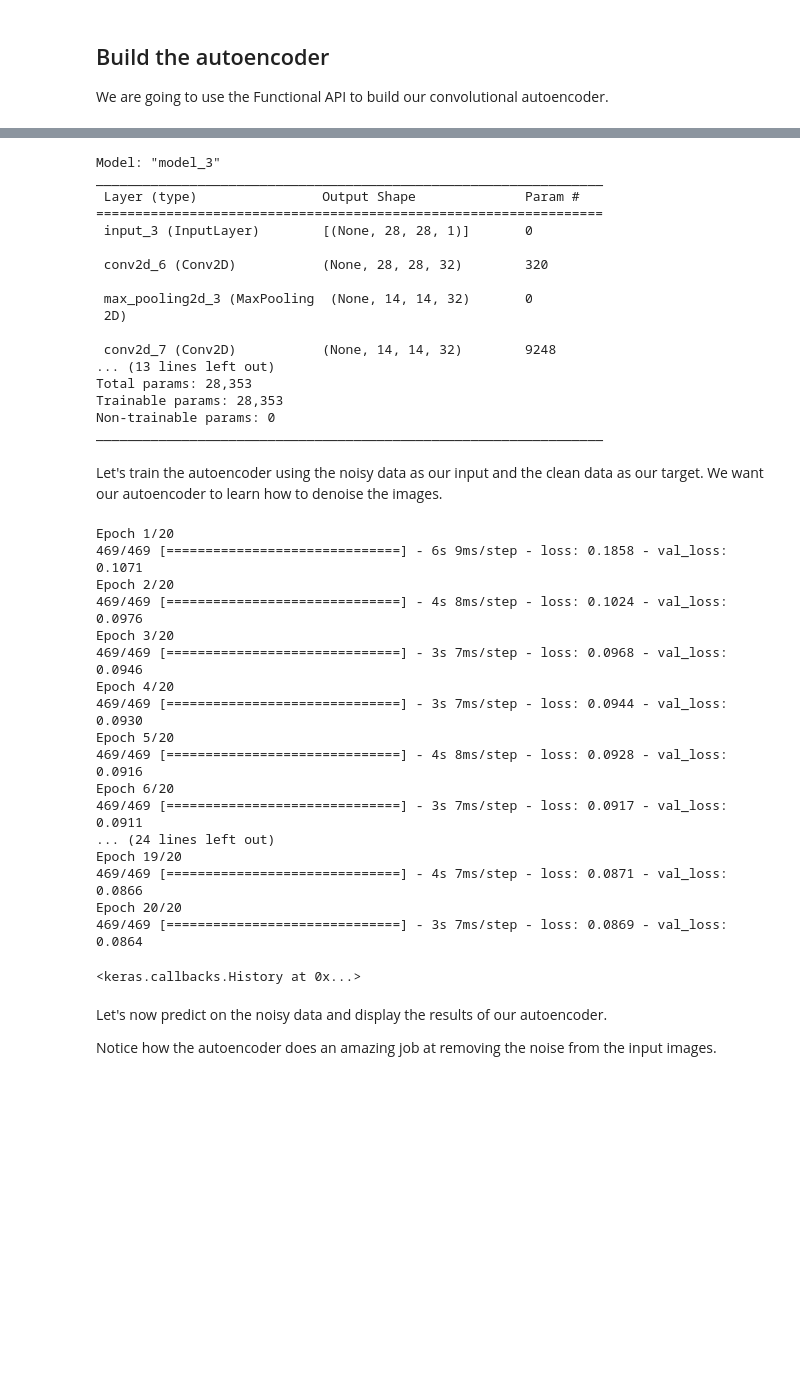
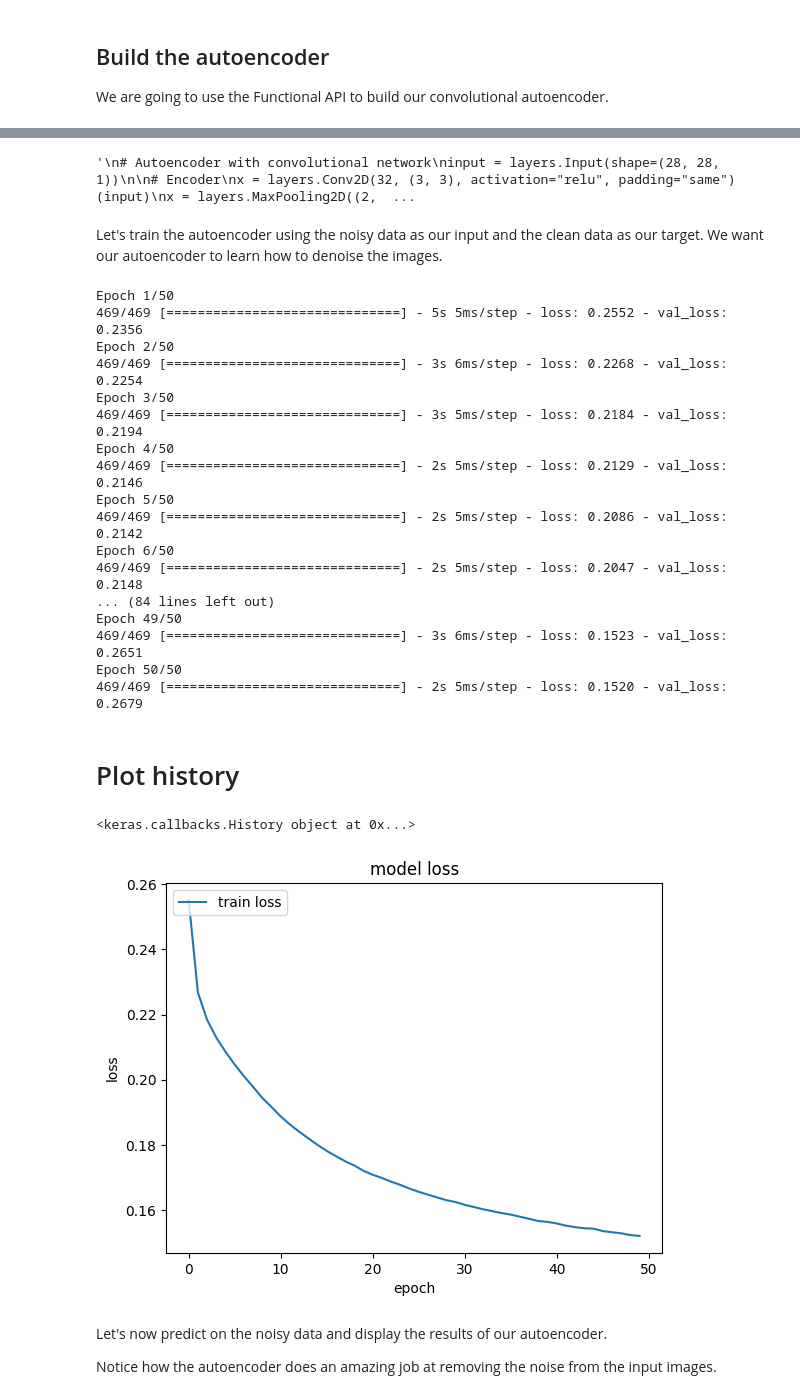
Before and after one commit to marcinwolter/Machine-learning-KISD-2023, a Jupyter notebook: lecture7.ipynb, the cells around one changed output, grey strips where cells are left out. Drawn from its saved outputs; the diff is of its cells as text; code cells hidden in the pictures; blank space fills up the shorter version.

```diff
--- a/lecture7.ipynb
+++ b/lecture7.ipynb
@@ -1035,4 +1131,6 @@ We are going to use the Functional API to build our convolutional autoencoder.
 # %%
+'''
+# Autoencoder with convolutional network
 input = layers.Input(shape=(28, 28, 1))
 
 # Encoder
@@ -1050,56 +1148,57 @@ x = layers.Conv2D(1, (3, 3), activation="sigmoid", padding="same")(x)
 autoencoder = Model(input, x)
 autoencoder.compile(optimizer="adam", loss="binary_crossentropy")
 autoencoder.summary()
+'''
 # %% [output]
-Model: "model_3"
-_________________________________________________________________
- Layer (type)                Output Shape              Param #
-=================================================================
- input_3 (InputLayer)        [(None, 28, 28, 1)]       0
-
- conv2d_6 (Conv2D)           (None, 28, 28, 32)        320
-
- max_pooling2d_3 (MaxPooling  (None, 14, 14, 32)       0
- 2D)
-
- conv2d_7 (Conv2D)           (None, 14, 14, 32)        9248
-... (13 lines left out)
-Total params: 28,353
-Trainable params: 28,353
-Non-trainable params: 0
-_________________________________________________________________
+'\n# Autoencoder with convolutional network\ninput = layers.Input(shape=(28, 28, 1))\n\n# Encoder\nx = layers.Conv2D(32, (3, 3), activation="relu", padding="same")(input)\nx = layers.MaxPooling2D((2,  ...
 # %% [markdown]
 Let's train the autoencoder using the noisy
 data as our input and the clean data as our target. We want our autoencoder to
 learn how to denoise the images.
 # %%
-autoencoder.fit(
+history = autoencoder.fit(
     x=noisy_train_data,
     y=train_data,
-    epochs=20,
+    epochs=50,
     batch_size=128,
     shuffle=True,
     validation_data=(noisy_test_data, test_data),
 )
 # %% [output]
-Epoch 1/20
-469/469 [==============================] - 6s 9ms/step - loss: 0.1858 - val_loss: 0.1071
-Epoch 2/20
-469/469 [==============================] - 4s 8ms/step - loss: 0.1024 - val_loss: 0.0976
-Epoch 3/20
-469/469 [==============================] - 3s 7ms/step - loss: 0.0968 - val_loss: 0.0946
-Epoch 4/20
-469/469 [==============================] - 3s 7ms/step - loss: 0.0944 - val_loss: 0.0930
-Epoch 5/20
-469/469 [==============================] - 4s 8ms/step - loss: 0.0928 - val_loss: 0.0916
-Epoch 6/20
-469/469 [==============================] - 3s 7ms/step - loss: 0.0917 - val_loss: 0.0911
-... (24 lines left out)
-Epoch 19/20
-469/469 [==============================] - 4s 7ms/step - loss: 0.0871 - val_loss: 0.0866
-Epoch 20/20
-469/469 [==============================] - 3s 7ms/step - loss: 0.0869 - val_loss: 0.0864
+Epoch 1/50
+469/469 [==============================] - 5s 5ms/step - loss: 0.2552 - val_loss: 0.2356
+Epoch 2/50
+469/469 [==============================] - 3s 6ms/step - loss: 0.2268 - val_loss: 0.2254
+Epoch 3/50
+469/469 [==============================] - 3s 5ms/step - loss: 0.2184 - val_loss: 0.2194
+Epoch 4/50
+469/469 [==============================] - 2s 5ms/step - loss: 0.2129 - val_loss: 0.2146
+Epoch 5/50
+469/469 [==============================] - 2s 5ms/step - loss: 0.2086 - val_loss: 0.2142
+Epoch 6/50
+469/469 [==============================] - 2s 5ms/step - loss: 0.2047 - val_loss: 0.2148
+... (84 lines left out)
+Epoch 49/50
+469/469 [==============================] - 3s 6ms/step - loss: 0.1523 - val_loss: 0.2651
+Epoch 50/50
+469/469 [==============================] - 2s 5ms/step - loss: 0.1520 - val_loss: 0.2679
-<keras.callbacks.History at 0x...>
+# %% [markdown]
+# Plot history
+# %%
+# summarize history for loss
+import matplotlib.pyplot as plt
+
+print(history)
+plt.plot(history.history['loss'])
+
+plt.title('model loss')
+plt.ylabel('loss')
+plt.xlabel('epoch')
+plt.legend(['train loss'], loc='upper left')
+plt.show()
+# %% [output]
+<keras.callbacks.History object at 0x...>
+[figure, added]
 # %% [markdown]
 Let's now predict on the noisy data and display the results of our autoencoder.
 
```
Also changed, not shown: parts of 15 cells of this notebook.
